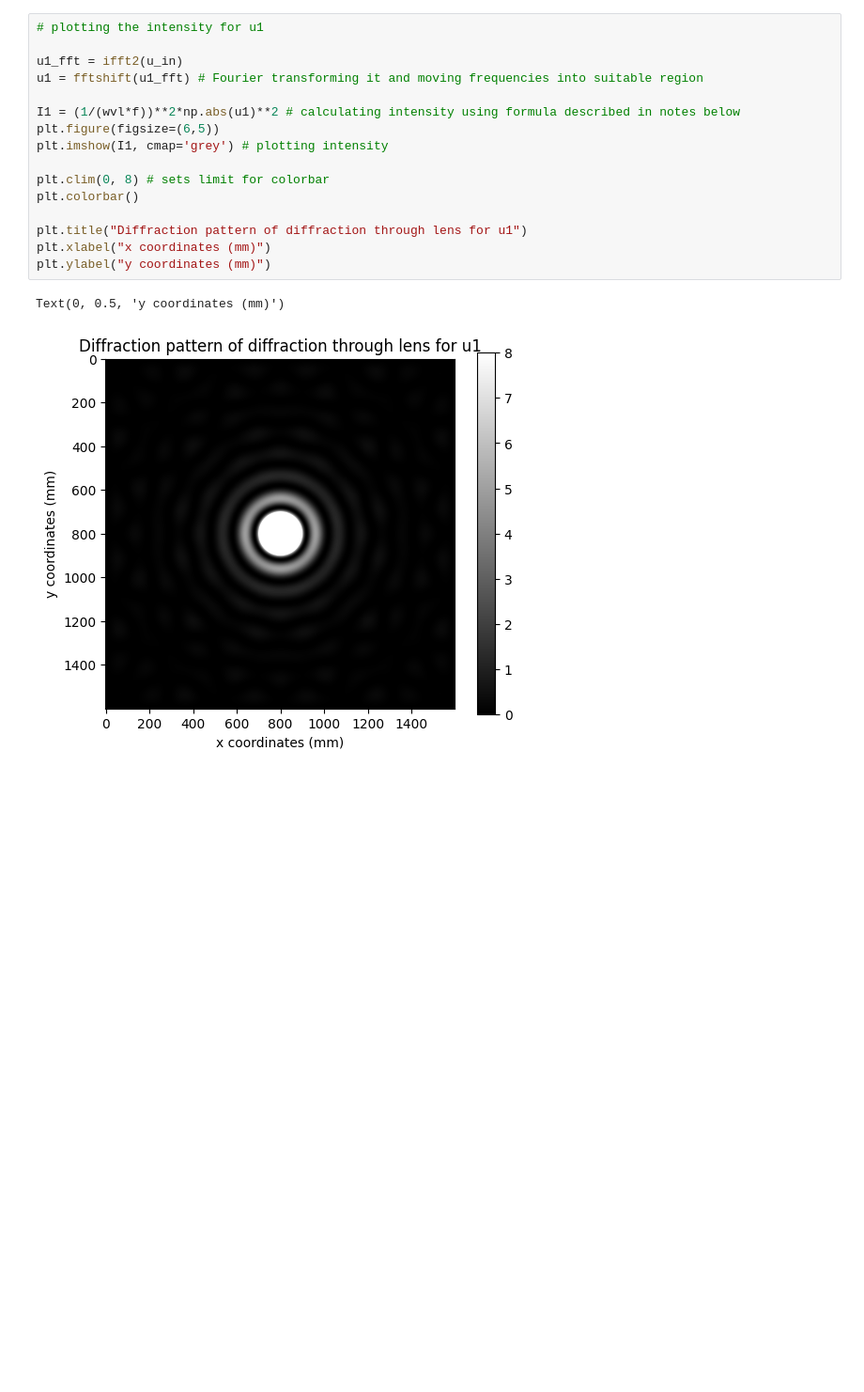
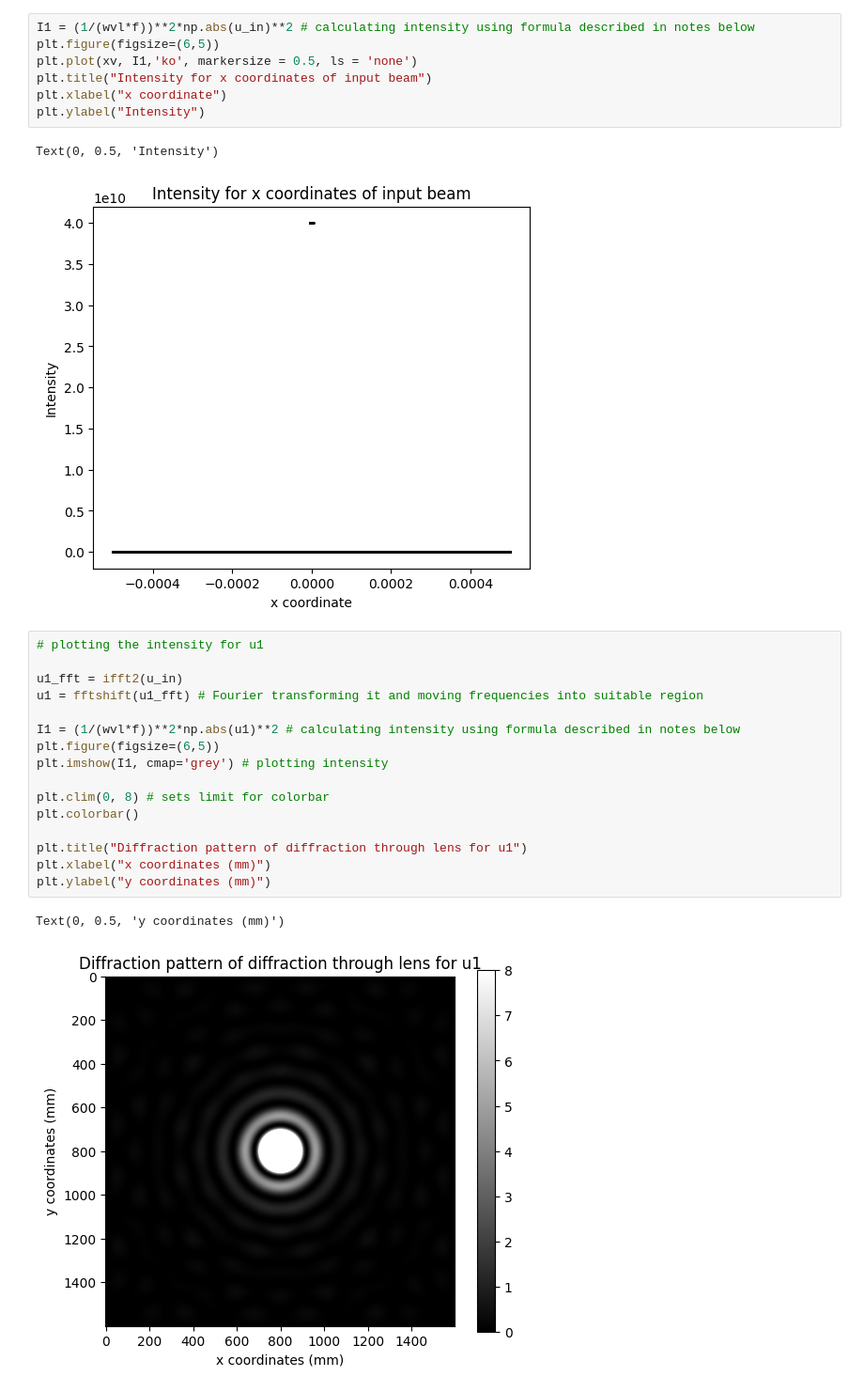
Before and after one commit to sheinyuri/code-files-gen, a Jupyter notebook: 4f_optical_system_simulation_v1.ipynb, the cells around one changed output. Shown at 94% size. Cells and saved outputs as stored; diff of their text form; blank space fills up the shorter version.

```diff
--- a/4f_optical_system_simulation_v1.ipynb
+++ b/4f_optical_system_simulation_v1.ipynb
@@ -32,6 +32,16 @@ plt.ylabel("y coordinates (m)")
 # %% [output]
 Text(0, 0.5, 'y coordinates (m)')
 [figure]
+# %%
+I1 = (1/(wvl*f))**2*np.abs(u_in)**2 # calculating intensity using formula described in notes below
+plt.figure(figsize=(6,5))
+plt.plot(xv, I1,'ko', markersize = 0.5, ls = 'none')
+plt.title("Intensity for x coordinates of input beam")
+plt.xlabel("x coordinate")
+plt.ylabel("Intensity")
+# %% [output]
+Text(0, 0.5, 'Intensity')
+[figure, added]
 # %%
 # plotting the intensity for u1
 
```
Also changed, not shown: parts of 6 cells of this notebook.
